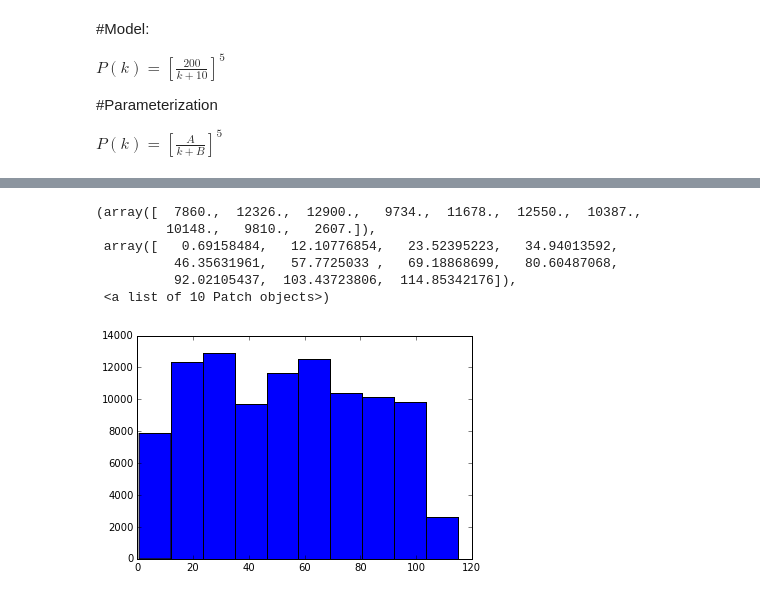
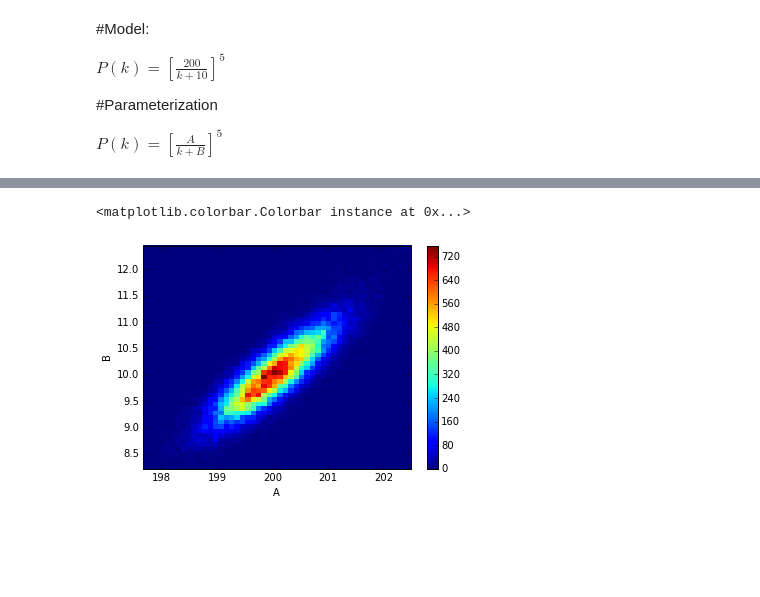
Before and after one commit to flgomezc/AndeanCosmoSchool2015, a Jupyter notebook: week3/03 MCMC over Power Spectrum with Covariance Matrix.ipynb, the cells around one changed output, grey strips where cells are left out. Cells and saved outputs as stored; diff of their text form; code cells hidden in the pictures; blank space fills up the shorter version.

```diff
--- a/week3/03 MCMC over Power Spectrum with Covariance Matrix.ipynb
+++ b/week3/03 MCMC over Power Spectrum with Covariance Matrix.ipynb
@@ -254,10 +279,8 @@ hist(A_walk)
-# %%
-hist(B_walk)
-# %% [output]
-(array([  7860.,  12326.,  12900.,   9734.,  11678.,  12550.,  10387.,
-         10148.,   9810.,   2607.]),
- array([   0.69158484,   12.10776854,   23.52395223,   34.94013592,
-          46.35631961,   57.7725033 ,   69.18868699,   80.60487068,
-          92.02105437,  103.43723806,  114.85342176]),
- <a list of 10 Patch objects>)
-[figure, removed]
+# %%
+hist2d(A_walk,B_walk,bins=50)
+xlabel('A')
+ylabel('B')
+colorbar()
+# %% [output]
+<matplotlib.colorbar.Colorbar instance at 0x...>
+[figure, added]
```
Also changed, not shown: parts of 13 cells of this notebook, 2 other files.
